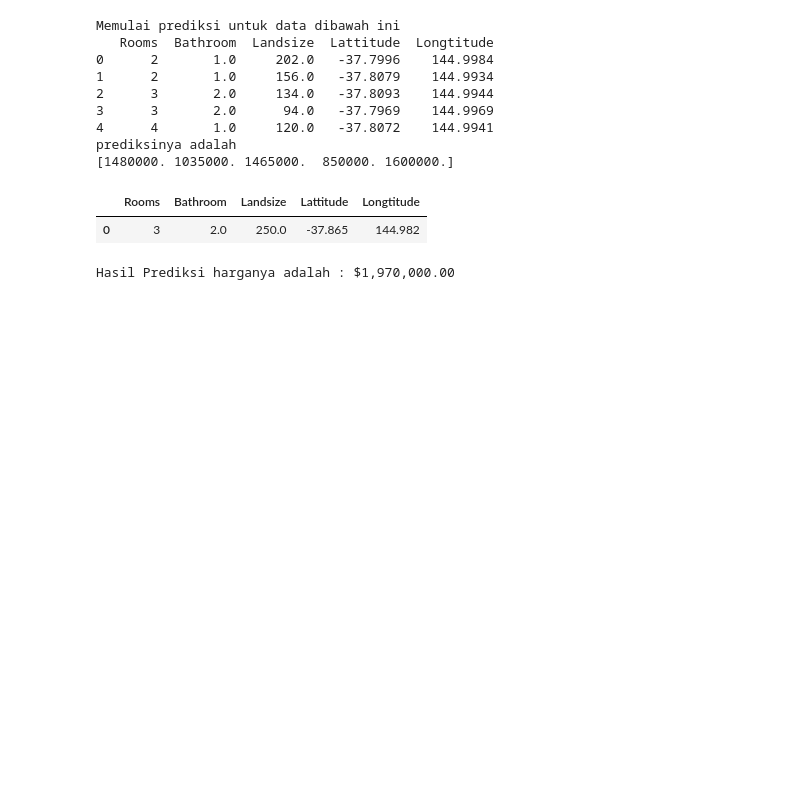
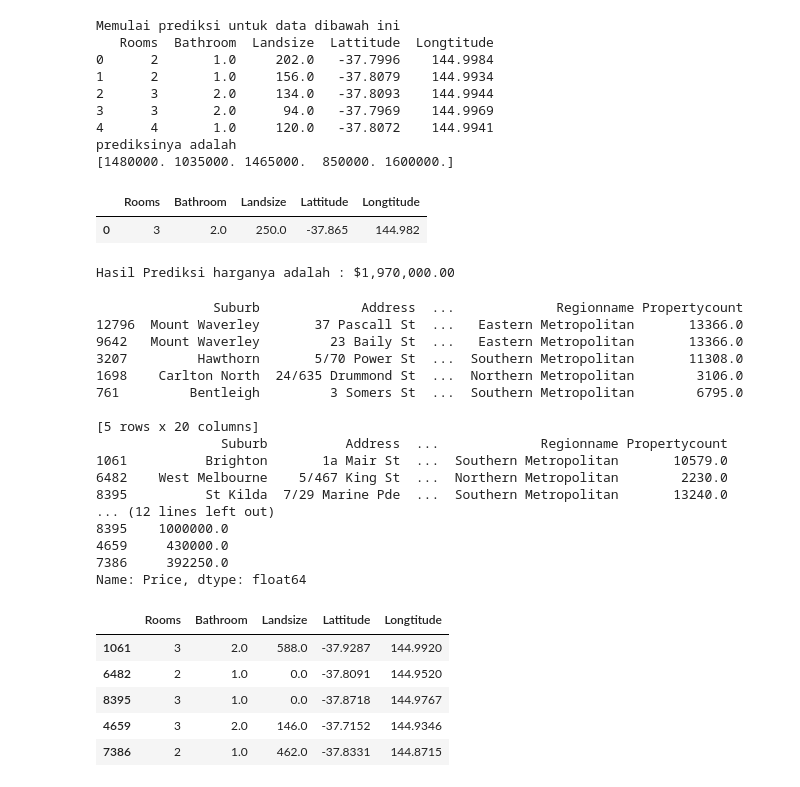
Before and after one commit to Arroyan23/Machine-Learning, a Jupyter notebook: Learning 1/prediction.ipynb, the cells around one changed output. Cells and saved outputs as stored; diff of their text form; code cells hidden in the pictures; blank space fills up the shorter version.

```diff
--- a/Learning 1/prediction.ipynb
+++ b/Learning 1/prediction.ipynb
@@ -1,7 +1,7 @@
 # %%
 import pandas as pd
 
-data_file = "melb_data.csv"
+data_file = "melb_data_house.csv"
 read_data = pd.read_csv(data_file)
 read_data.describe()
 # %% [output]
@@ -105,3 +91,43 @@ prediction_price = data_price_model.predict(x_new.head())
 print(f"Hasil Prediksi harganya adalah : ${prediction_price[0]:,.2f}")
 # %% [output]
 Hasil Prediksi harganya adalah : $1,970,000.00
+# %%
+from sklearn.model_selection import train_test_split
+
+x = read_data.drop(columns=['Price'])
+y = read_data['Price']
+
+# buat splitnya sehingga di acak datanya
+x_train, x_test, y_train, y_test = train_test_split(x, y, test_size=0.2, random_state=42)
+
+print(x_train.head())
+print(x_test.head())
+# ini adalah price aslinya
+print(y_train.head())
+print(y_test.head())
+take_features_data = x_test[data_features]
+take_features_data.head()
+# %% [output]
+               Suburb             Address  ...             Regionname Propertycount
+12796  Mount Waverley       37 Pascall St  ...   Eastern Metropolitan       13366.0
+9642   Mount Waverley         23 Baily St  ...   Eastern Metropolitan       13366.0
+3207         Hawthorn       5/70 Power St  ...  Southern Metropolitan       11308.0
+1698    Carlton North  24/635 Drummond St  ...  Northern Metropolitan        3106.0
+761         Bentleigh         3 Somers St  ...  Southern Metropolitan        6795.0
+
+[5 rows x 20 columns]
+                Suburb          Address  ...             Regionname Propertycount
+1061          Brighton       1a Mair St  ...  Southern Metropolitan       10579.0
+6482    West Melbourne    5/467 King St  ...  Northern Metropolitan        2230.0
+8395          St Kilda  7/29 Marine Pde  ...  Southern Metropolitan       13240.0
+... (12 lines left out)
+8395    1000000.0
+4659     430000.0
+7386     392250.0
+Name: Price, dtype: float64
+|  | Rooms | Bathroom | Landsize | Lattitude | Longtitude |
+| 1061 | 3 | 2.0 | 588.0 | -37.9287 | 144.9920 |
+| 6482 | 2 | 1.0 | 0.0 | -37.8091 | 144.9520 |
+| 8395 | 3 | 1.0 | 0.0 | -37.8718 | 144.9767 |
+| 4659 | 3 | 2.0 | 146.0 | -37.7152 | 144.9346 |
+| 7386 | 2 | 1.0 | 462.0 | -37.8331 | 144.8715 |
```
Also changed, not shown: parts of 5 cells of this notebook, 2 other files.
